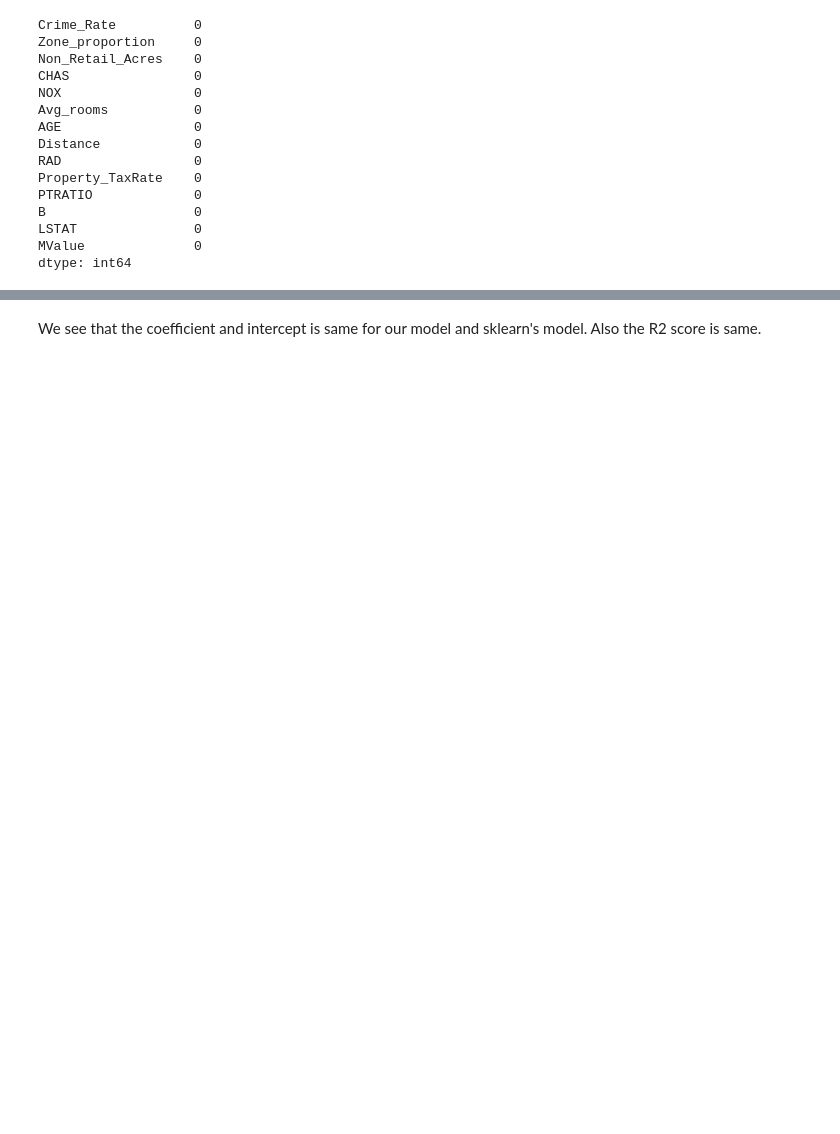
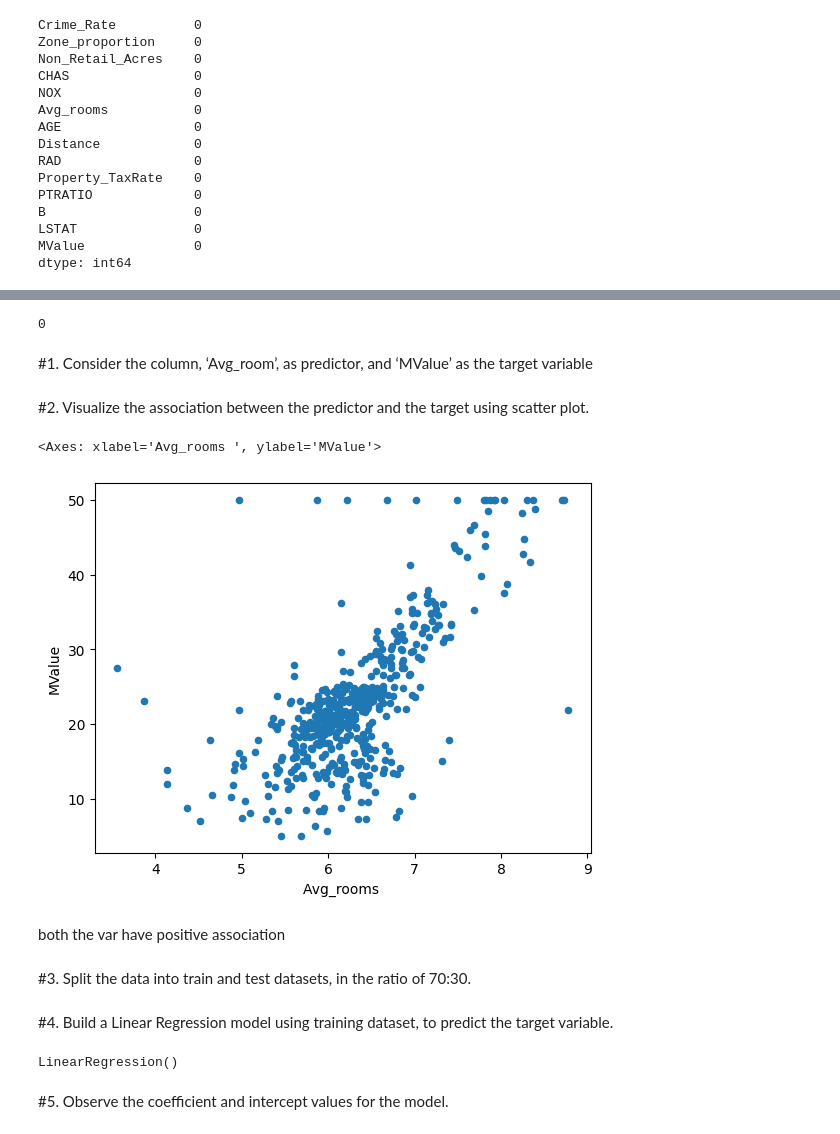
Before and after one commit to ShreyJais/AML_MScAIML, a Jupyter notebook: Lab1.ipynb, the cells around one changed output, grey strips where cells are left out. Drawn from its saved outputs; the diff is of its cells as text; code cells hidden in the pictures; blank space fills up the shorter version.

```diff
--- a/Lab1.ipynb
+++ b/Lab1.ipynb
@@ -17,0 +11,4 @@ drive.mount('/content/drive')
+# %%
+#importing dataframe
+data=pd.read_csv('/content/drive/MyDrive/A_ML/Program_1_Dataset.csv')
+data.head()
@@ -223,4 +60,0 @@ Intercept: -33.10380019799918 Coefficient: [8.72021137]
-# %%
-#predicitng values using sklearn's model
-best_fit=model.intercept_+model.coef_*data['Avg_rooms ']
-data['best']=best_fit
@@ -244,2 +61,7 @@ RSQ2
-# %% [markdown]
-We see that the coefficient and intercept is same for our model and sklearn's model. Also the R2 score is same.
+# %%
+#Checking for duplicated data
+data.duplicated().sum()
+# %% [output]
+0
+# %% [markdown]
+#1.    Consider the column, ‘Avg_room’, as predictor, and ‘MValue’ as the target variable
@@ -245,0 +71,11 @@ We see that the coefficient and intercept is same for our model and sklearn's mo
+# %% [markdown]
+#2.    Visualize the association between the predictor and the target using scatter plot.
+# %%
+data.plot.scatter(x="Avg_rooms ",y="MValue")
+# %% [output]
+<Axes: xlabel='Avg_rooms ', ylabel='MValue'>
+[figure, added]
+# %% [markdown]
+both the var have positive association
+# %% [markdown]
+#3.    Split the data into train and test datasets, in the ratio of 70:30.
@@ -245,0 +85,2 @@ We see that the coefficient and intercept is same for our model and sklearn's mo
+# %% [markdown]
+#4.    Build a Linear Regression model using training dataset, to predict the target variable.
@@ -245,0 +89,7 @@ We see that the coefficient and intercept is same for our model and sklearn's mo
+# %%
+reg = LinearRegression()
+reg.fit(X_train.array.reshape(-1,1),Y_train)
+# %% [output]
+LinearRegression()
+# %% [markdown]
+#5.    Observe the coefficient and intercept values for the model.
```
Also changed, not shown: parts of 40 cells of this notebook.
